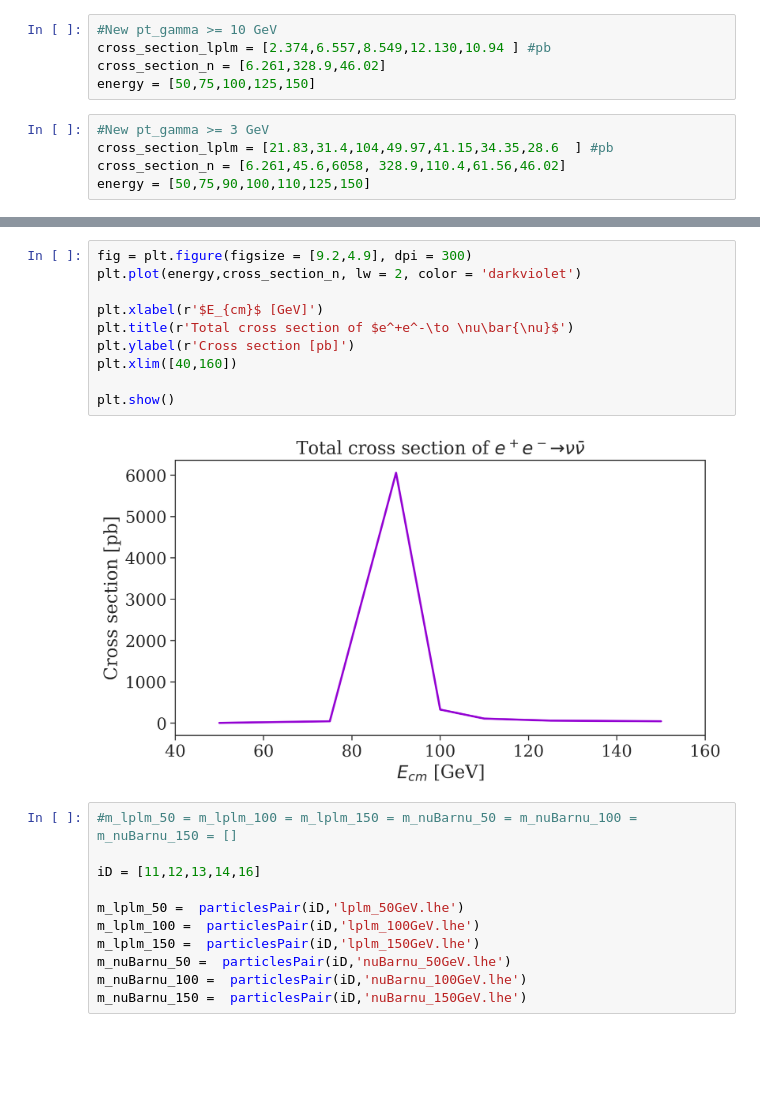
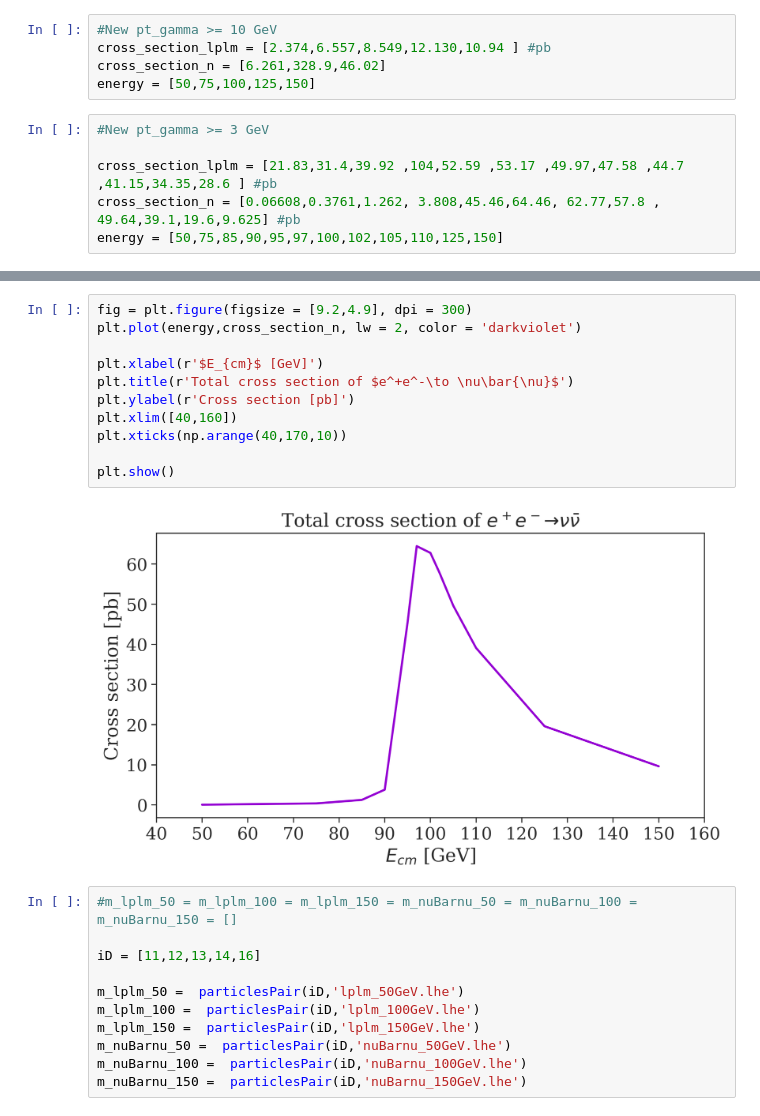
Before and after one commit to viniciusrocca/simulationsSM, a Jupyter notebook: epem2lplm/Zsearch.ipynb, the cells around one changed output, grey strips where cells are left out. Drawn from its saved outputs; the diff is of its cells as text; blank space fills up the shorter version.

```diff
--- a/epem2lplm/Zsearch.ipynb
+++ b/epem2lplm/Zsearch.ipynb
@@ -112,6 +115,7 @@ cross_section_n = [6.261,328.9,46.02]
 energy = [50,75,100,125,150]
 # %%
 #New pt_gamma >= 3 GeV
-cross_section_lplm = [21.83,31.4,104,49.97,41.15,34.35,28.6  ] #pb
-cross_section_n = [6.261,45.6,6058, 328.9,110.4,61.56,46.02]
-energy = [50,75,90,100,110,125,150]
+
+cross_section_lplm = [21.83,31.4,39.92 ,104,52.59 ,53.17 ,49.97,47.58 ,44.7 ,41.15,34.35,28.6 ] #pb
+cross_section_n = [0.06608,0.3761,1.262, 3.808,45.46,64.46, 62.77,57.8 , 49.64,39.1,19.6,9.625] #pb
+energy = [50,75,85,90,95,97,100,102,105,110,125,150]
@@ -130,15 +137,16 @@ plt.show()
 # %%
 fig = plt.figure(figsize = [9.2,4.9], dpi = 300)
 plt.plot(energy,cross_section_n, lw = 2, color = 'darkviolet')
 
 plt.xlabel(r'$E_{cm}$ [GeV]')
 plt.title(r'Total cross section of $e^+e^-\to \nu\bar{\nu}$')
 plt.ylabel(r'Cross section [pb]')
 plt.xlim([40,160])
+plt.xticks(np.arange(40,170,10))
 
 plt.show()
 # %% [output]
-[figure, old version]
+[figure, new version]
 # %%
 #m_lplm_50 = m_lplm_100 = m_lplm_150 = m_nuBarnu_50 = m_nuBarnu_100 = m_nuBarnu_150 = []
 
```
Also changed, not shown: parts of 17 cells of this notebook, 4 other files.
